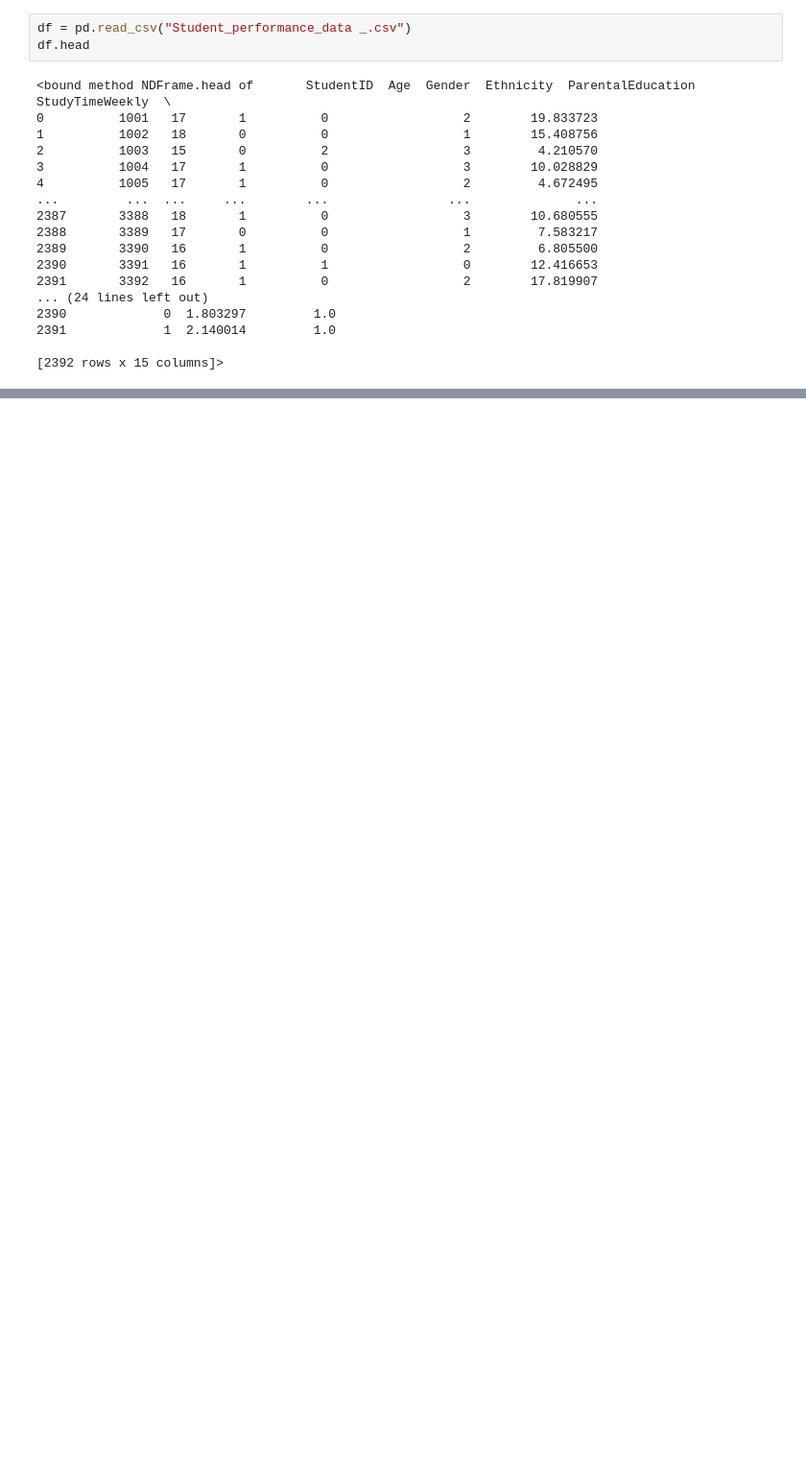
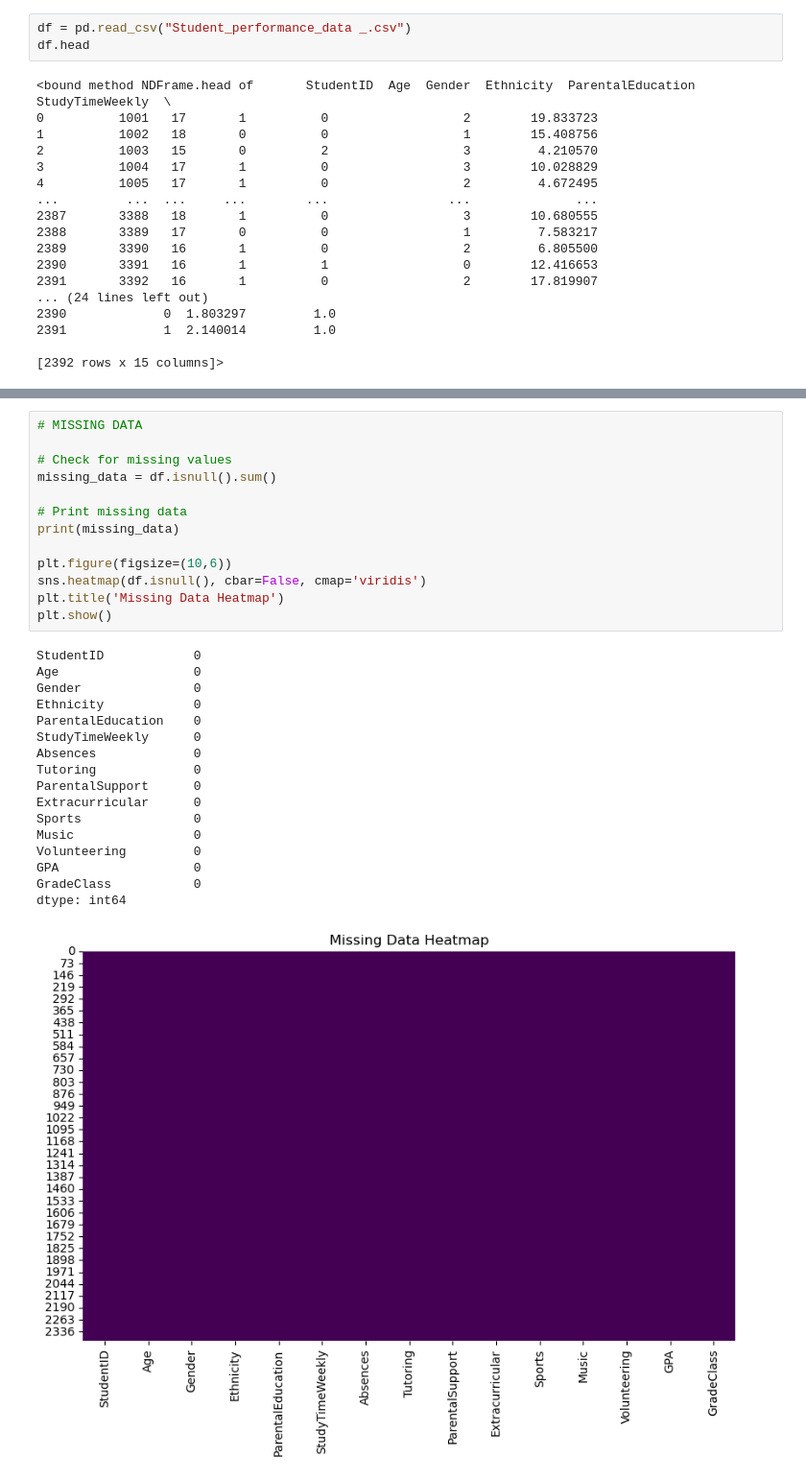
Before and after one commit to nilsson-v/Student_Performance_Predictor, a Jupyter notebook: project.ipynb, the cells around one changed output, grey strips where cells are left out. Shown at 96% size. Drawn from its saved outputs; the diff is of its cells as text; blank space fills up the shorter version.

```diff
--- a/project.ipynb
+++ b/project.ipynb
@@ -26,0 +57,31 @@ df.head
+# %%
+# MISSING DATA
+
+# Check for missing values
+missing_data = df.isnull().sum()
+
+# Print missing data
+print(missing_data)
+
+plt.figure(figsize=(10,6))
+sns.heatmap(df.isnull(), cbar=False, cmap='viridis')
+plt.title('Missing Data Heatmap')
+plt.show()
+# %% [output]
+StudentID            0
+Age                  0
+Gender               0
+Ethnicity            0
+ParentalEducation    0
+StudyTimeWeekly      0
+Absences             0
+Tutoring             0
+ParentalSupport      0
+Extracurricular      0
+Sports               0
+Music                0
+Volunteering         0
+GPA                  0
+GradeClass           0
+dtype: int64
+[figure, added]
```
Also changed, not shown: parts of 2 cells of this notebook.
